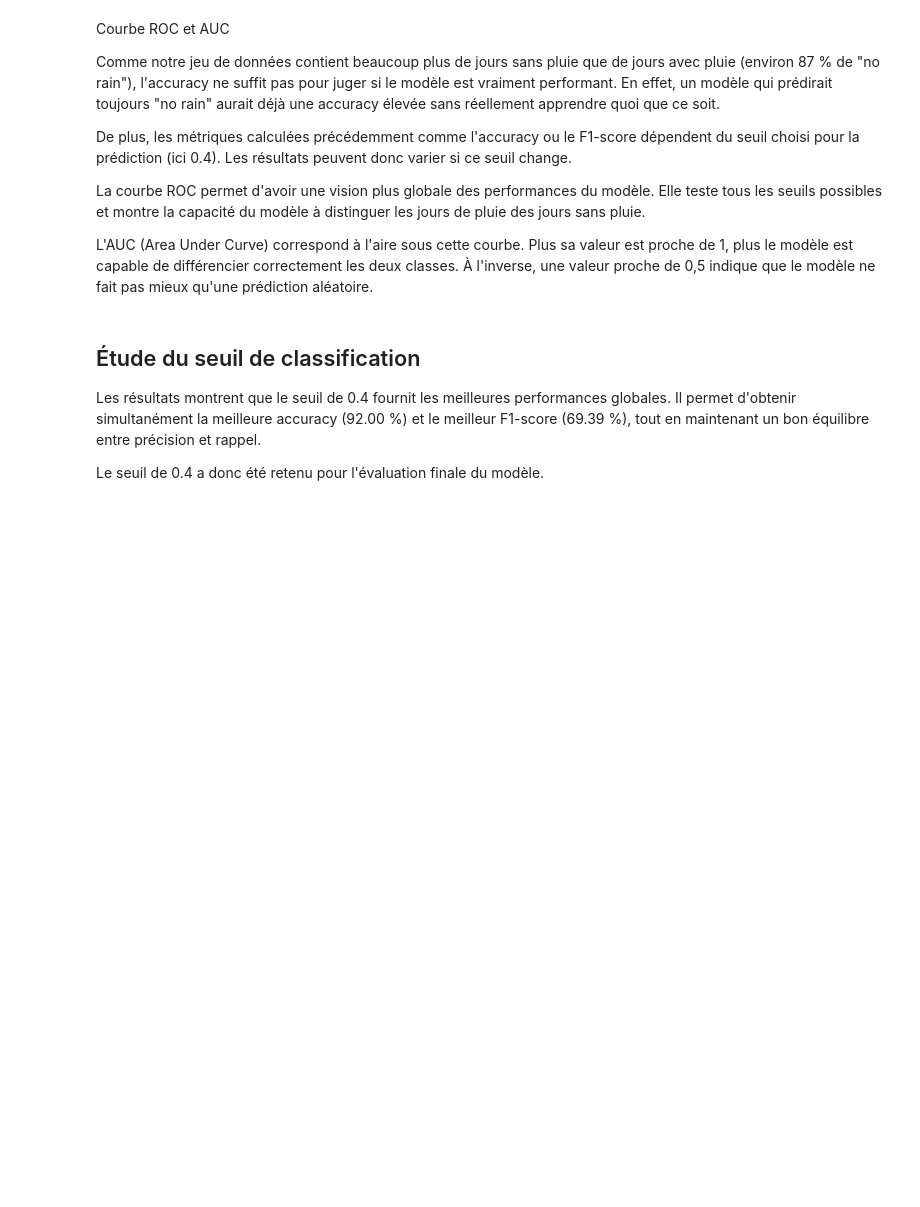
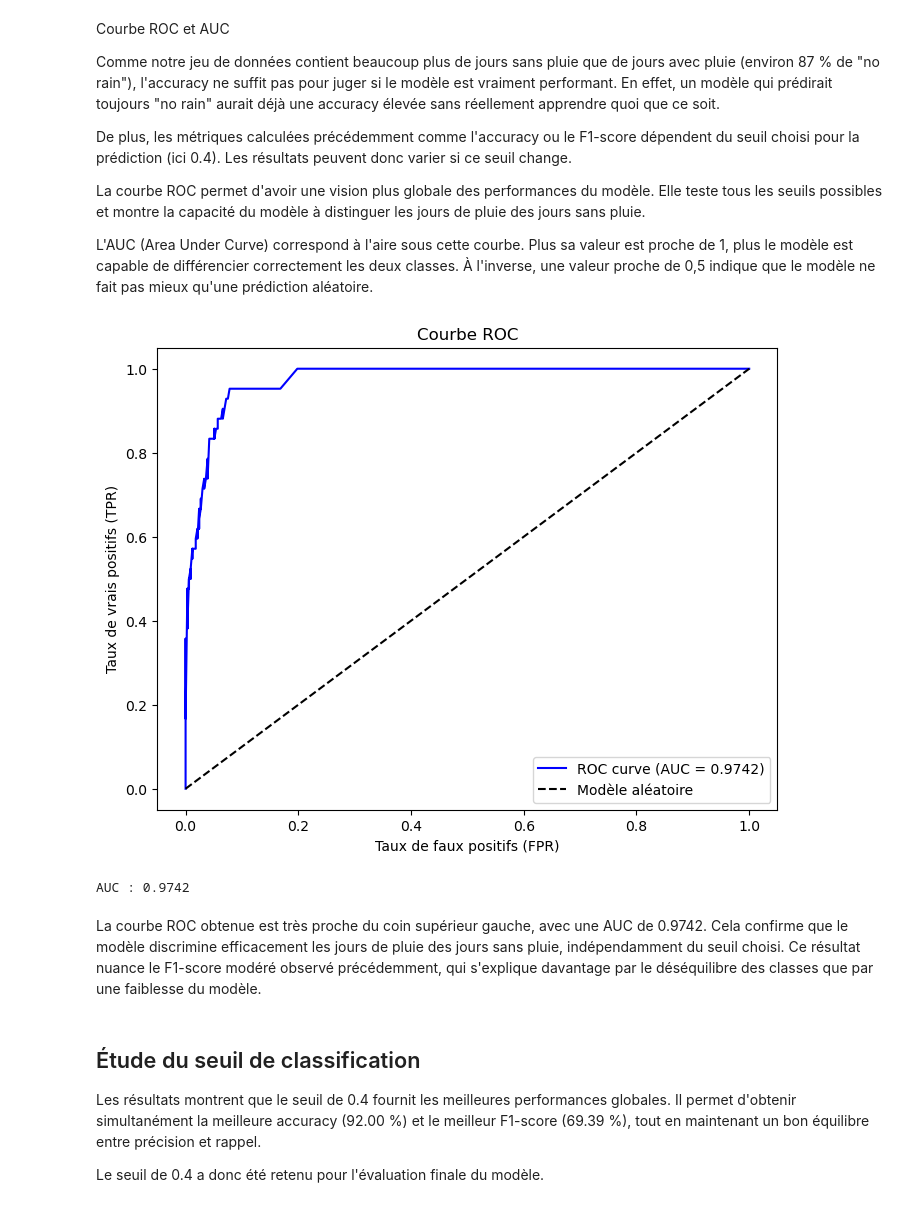
Before and after one commit to kenzalittlegenius/Projet_regression_logistique, a Jupyter notebook: regression_logistique.ipynb, the cells around one changed output. Cells and saved outputs as stored; diff of their text form; code cells hidden in the pictures; blank space fills up the shorter version.

Commit message:
Update regression_logistique.ipynb
ajout de l'analyse de ROC pour mieux évaluer le modèle

```diff
--- a/regression_logistique.ipynb
+++ b/regression_logistique.ipynb
@@ -391,6 +391,28 @@ De plus, les métriques calculées précédemment comme l'accuracy ou le F1-scor
 La courbe ROC permet d'avoir une vision plus globale des performances du modèle. Elle teste tous les seuils possibles et montre la capacité du modèle à distinguer les jours de pluie des jours sans pluie.
 
 L'AUC (Area Under Curve) correspond à l'aire sous cette courbe. Plus sa valeur est proche de 1, plus le modèle est capable de différencier correctement les deux classes. À l'inverse, une valeur proche de 0,5 indique que le modèle ne fait pas mieux qu'une prédiction aléatoire.
+# %%
+# Courbe ROC
+thresholds_roc = np.linspace(0, 1, 200)
+tprs, fprs = [], []
+
+for t in thresholds_roc:
+    y_pred_t = predict(X_test, w, b, threshold=t).reshape(-1)
+    TP = np.sum((y_true == 1) & (y_pred_t == 1))
+    TN = np.sum((y_true == 0) & (y_pred_t == 0))
+    FP = np.sum((y_true == 0) & (y_pred_t == 1))
+    FN = np.sum((y_true == 1) & (y_pred_t == 0))
+    tprs.append(TP / (TP + FN) if (TP + FN) > 0 else 0)
+    fprs.append(FP / (FP + TN) if (FP + TN) > 0 else 0)
+# %% [output]
+[figure, added]
+AUC : 0.9742
+# %% [markdown]
+La courbe ROC obtenue est très proche du coin supérieur gauche, avec une
+AUC de 0.9742. Cela confirme que le modèle discrimine efficacement les
+jours de pluie des jours sans pluie, indépendamment du seuil choisi.
+Ce résultat nuance le F1-score modéré observé précédemment, qui s'explique
+davantage par le déséquilibre des classes que par une faiblesse du modèle.
 # %% [markdown]
 ## Étude du seuil de classification
 
```
Also changed, not shown: parts of 2 cells of this notebook.
